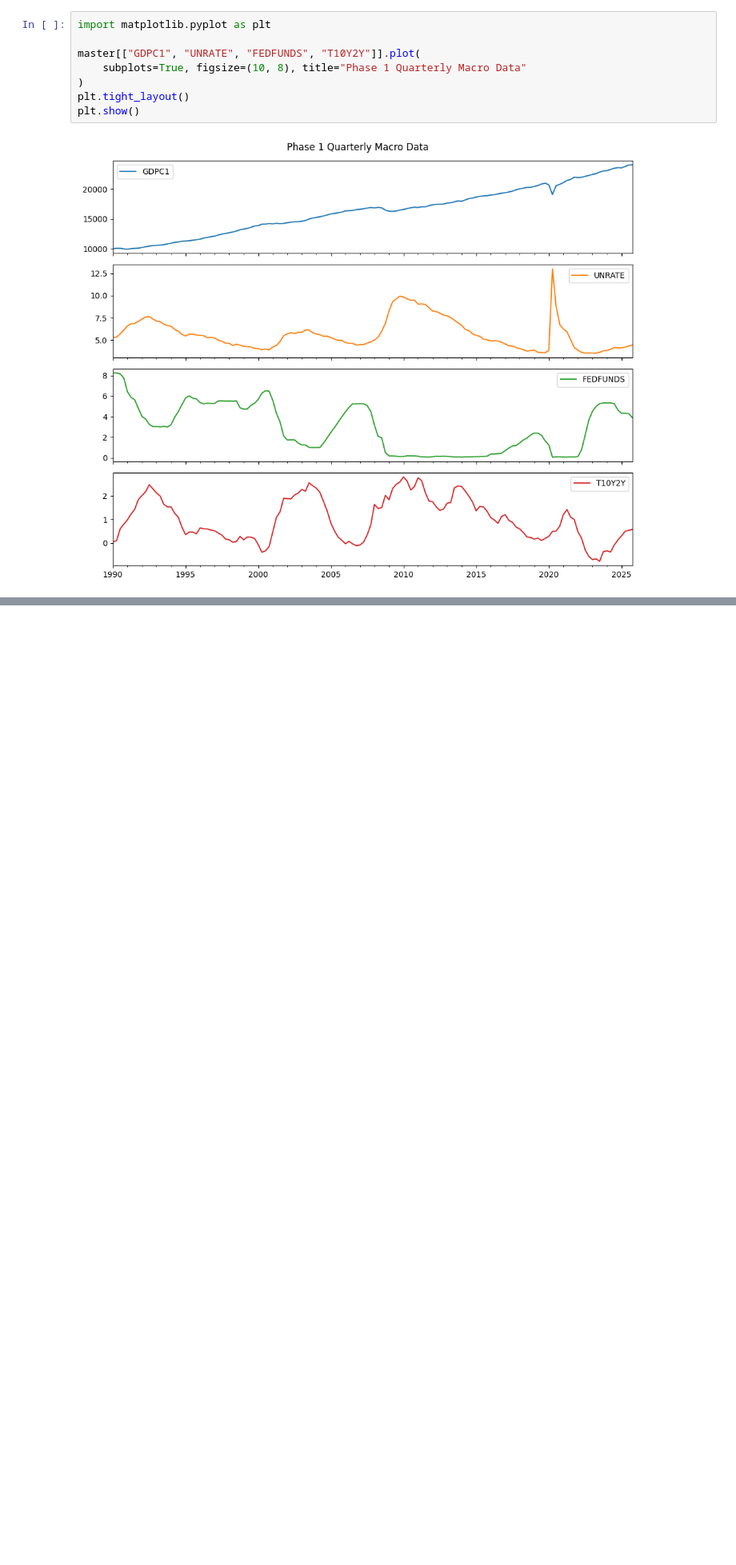
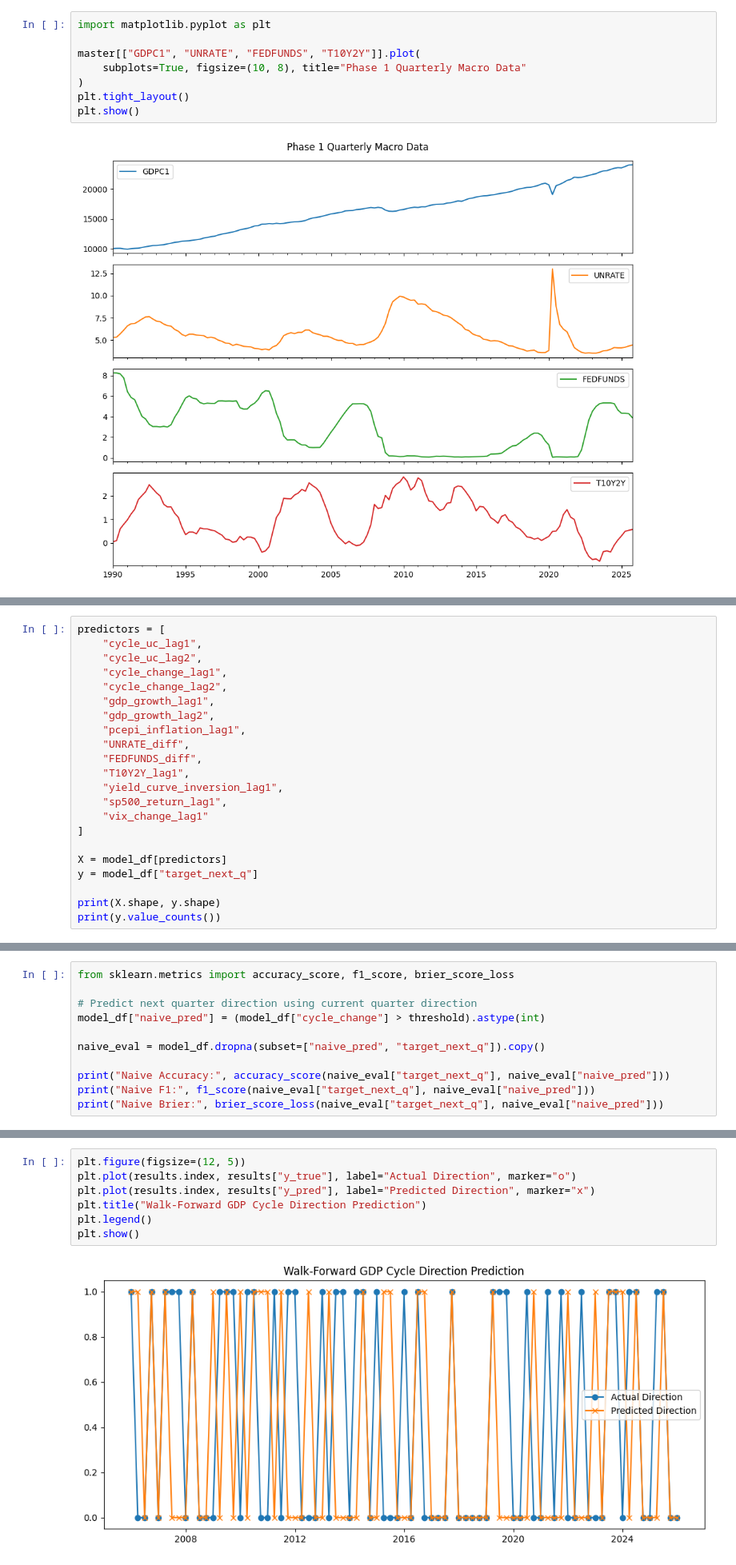
Before and after one commit to bao2001/group4-gdp, a Jupyter notebook: notebooks/group4_gdp.ipynb, the cells around one changed output, grey strips where cells are left out. Shown at 80% size. Drawn from its saved outputs; the diff is of its cells as text; blank space fills up the shorter version.

```diff
--- a/notebooks/group4_gdp.ipynb
+++ b/notebooks/group4_gdp.ipynb
@@ -136,0 +293,22 @@ master.head()
+# %%
+predictors = [
+    "cycle_uc_lag1",
+    "cycle_uc_lag2",
+    "cycle_change_lag1",
+    "cycle_change_lag2",
+    "gdp_growth_lag1",
+    "gdp_growth_lag2",
+    "pcepi_inflation_lag1",
+    "UNRATE_diff",
+    "FEDFUNDS_diff",
+    "T10Y2Y_lag1",
+    "yield_curve_inversion_lag1",
+    "sp500_return_lag1",
+    "vix_change_lag1"
+]
+
+X = model_df[predictors]
+y = model_df["target_next_q"]
+
+print(X.shape, y.shape)
+print(y.value_counts())
@@ -136,0 +321,11 @@ master.head()
+# %%
+from sklearn.metrics import accuracy_score, f1_score, brier_score_loss
+
+# Predict next quarter direction using current quarter direction
+model_df["naive_pred"] = (model_df["cycle_change"] > threshold).astype(int)
+
+naive_eval = model_df.dropna(subset=["naive_pred", "target_next_q"]).copy()
+
+print("Naive Accuracy:", accuracy_score(naive_eval["target_next_q"], naive_eval["naive_pred"]))
+print("Naive F1:", f1_score(naive_eval["target_next_q"], naive_eval["naive_pred"]))
+print("Naive Brier:", brier_score_loss(naive_eval["target_next_q"], naive_eval["naive_pred"]))
@@ -136,0 +418,9 @@ master.head()
+# %%
+plt.figure(figsize=(12, 5))
+plt.plot(results.index, results["y_true"], label="Actual Direction", marker="o")
+plt.plot(results.index, results["y_pred"], label="Predicted Direction", marker="x")
+plt.title("Walk-Forward GDP Cycle Direction Prediction")
+plt.legend()
+plt.show()
+# %% [output]
+[figure, added]
```
Also changed, not shown: parts of 20 cells of this notebook.
